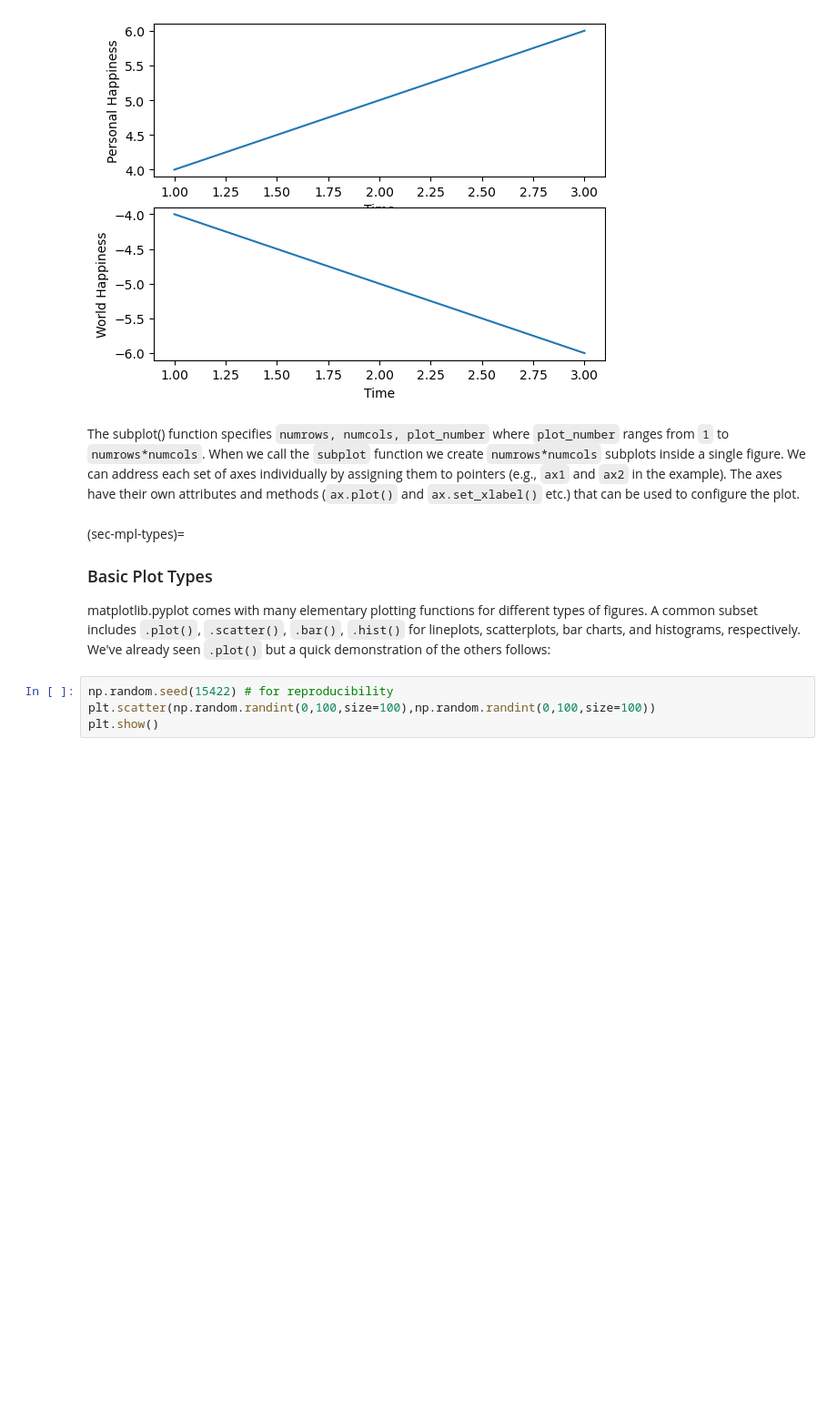
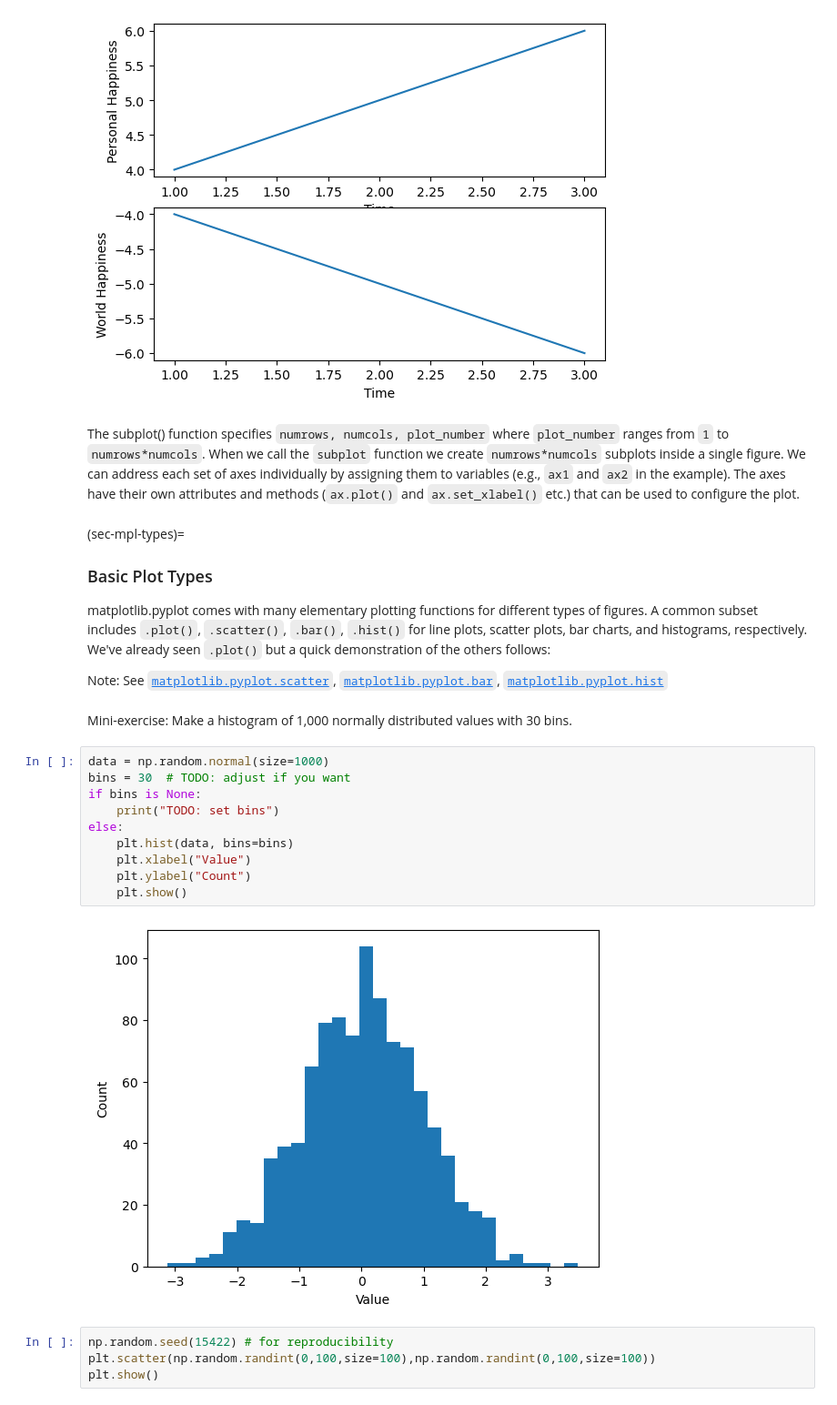
Before and after one commit to SECQUOIA/PU_CHE597_S2025, a Jupyter notebook: 3-Matplotlib/Matplotlib.ipynb, the cells around one changed output. Shown at 91% size. Saved outputs shown, nothing was run; the diff lists cells and outputs as text; blank space fills up the shorter version.

```diff
--- a/3-Matplotlib/Matplotlib.ipynb
+++ b/3-Matplotlib/Matplotlib.ipynb
@@ -126,11 +160,28 @@ plt.show()
 # %% [output]
 [figure]
 # %% [markdown]
-The subplot() function specifies `numrows, numcols, plot_number` where `plot_number` ranges from `1` to `numrows*numcols`. When we call the `subplot` function we create `numrows*numcols` subplots inside a single figure. We can address each set of axes individually by assigning them to pointers (e.g., `ax1` and `ax2` in the example). The axes have their own attributes and methods (`ax.plot()` and `ax.set_xlabel()` etc.) that can be used to configure the plot.
+The subplot() function specifies `numrows, numcols, plot_number` where `plot_number` ranges from `1` to `numrows*numcols`. When we call the `subplot` function we create `numrows*numcols` subplots inside a single figure. We can address each set of axes individually by assigning them to variables (e.g., `ax1` and `ax2` in the example). The axes have their own attributes and methods (`ax.plot()` and `ax.set_xlabel()` etc.) that can be used to configure the plot.
 # %% [markdown]
 (sec-mpl-types)=
 ### Basic Plot Types
-matplotlib.pyplot comes with many elementary plotting functions for different types of figures. A common subset includes `.plot()`, `.scatter()`, `.bar()`, `.hist()` for lineplots, scatterplots, bar charts, and histograms, respectively. We've already seen `.plot()` but a quick demonstration of the others follows:
+matplotlib.pyplot comes with many elementary plotting functions for different types of figures. A common subset includes `.plot()`, `.scatter()`, `.bar()`, `.hist()` for line plots, scatter plots, bar charts, and histograms, respectively. We've already seen `.plot()` but a quick demonstration of the others follows:
+
+
+Note: See [`matplotlib.pyplot.scatter`](https://matplotlib.org/stable/api/_as_gen/matplotlib.pyplot.scatter.html), [`matplotlib.pyplot.bar`](https://matplotlib.org/stable/api/_as_gen/matplotlib.pyplot.bar.html), [`matplotlib.pyplot.hist`](https://matplotlib.org/stable/api/_as_gen/matplotlib.pyplot.hist.html)
+# %% [markdown]
+Mini-exercise: Make a histogram of 1,000 normally distributed values with 30 bins.
+# %%
+data = np.random.normal(size=1000)
+bins = 30  # TODO: adjust if you want
+if bins is None:
+    print("TODO: set bins")
+else:
+    plt.hist(data, bins=bins)
+    plt.xlabel("Value")
+    plt.ylabel("Count")
+    plt.show()
+# %% [output]
+[figure, added]
 # %%
 np.random.seed(15422) # for reproducibility
 plt.scatter(np.random.randint(0,100,size=100),np.random.randint(0,100,size=100))
```
Also changed, not shown: parts of 38 cells of this notebook.
